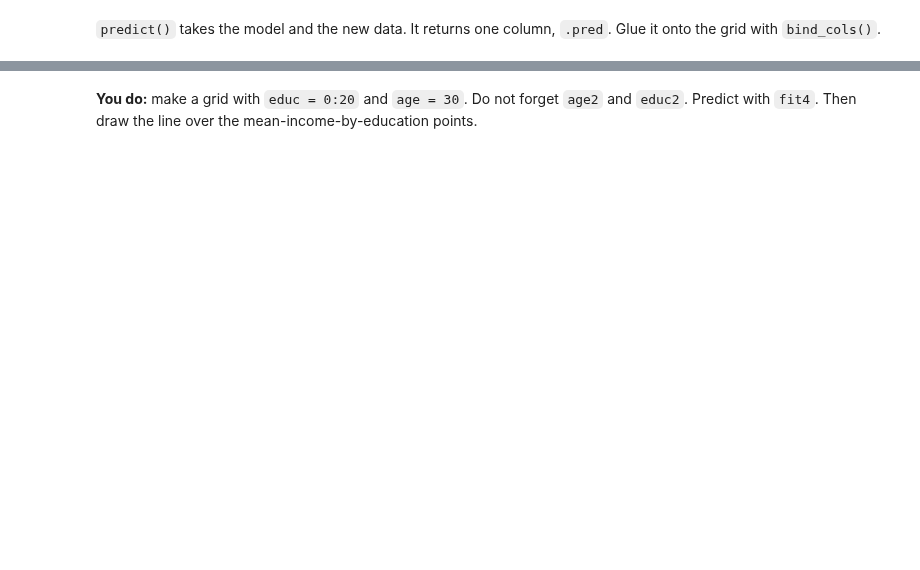
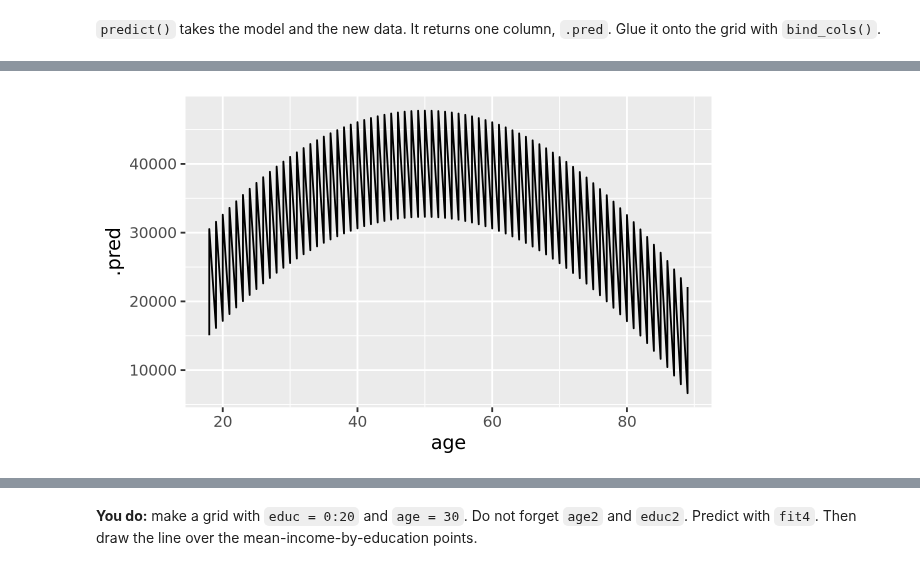
Before and after one commit to chenTracy25/codespace, a Jupyter notebook: notebooks/08-lecture-regression.ipynb, the cells around one changed output, grey strips where cells are left out. Drawn from its saved outputs; the diff is of its cells as text; code cells hidden in the pictures; blank space fills up the shorter version.

```diff
--- a/notebooks/08-lecture-regression.ipynb
+++ b/notebooks/08-lecture-regression.ipynb
@@ -49,3 +85,9 @@ ggplot(aes(x = educ, y = realinc)) + geom_point()
 A **linear regression** finds the straight line that fits best.
 
 In tidymodels you say what kind of model you want, `linear_reg()`, then `fit()` it with a **formula**. The formula `realinc ~ educ` means: predict `realinc` from `educ`.
+# %%
+mod = linear_reg()
+
+fit = mod |> fit(realinc ~ educ, data = gss)
+
+fit
@@ -109,3 +206,9 @@ fit3 |> tidy()
 The `age` slope is positive and the `age2` slope is negative. That makes a hill shape: up, then down.
 
 **You do:** does the same trick help with education? Add `educ2 = educ^2` to `gss` and fit `realinc ~ educ + educ2 + age + age2`. Look back at the mean-income-by-education plot. Does a curve make sense there?
+# %%
+gss <- gss |> mutate(educ2 = educ^2)
+
+fit4 <- linear_reg() |> fit(realinc ~ educ + educ2 + age + age2, data = gss)
+
+fit4 |> tidy()
@@ -149,0 +293,4 @@ preds |> head()
+# %%
+ggplot(preds, aes(x = age, y = .pred)) + geom_line()
+# %% [output]
+[figure, added]
```
Also changed, not shown: parts of 22 cells of this notebook, 4 other files.
